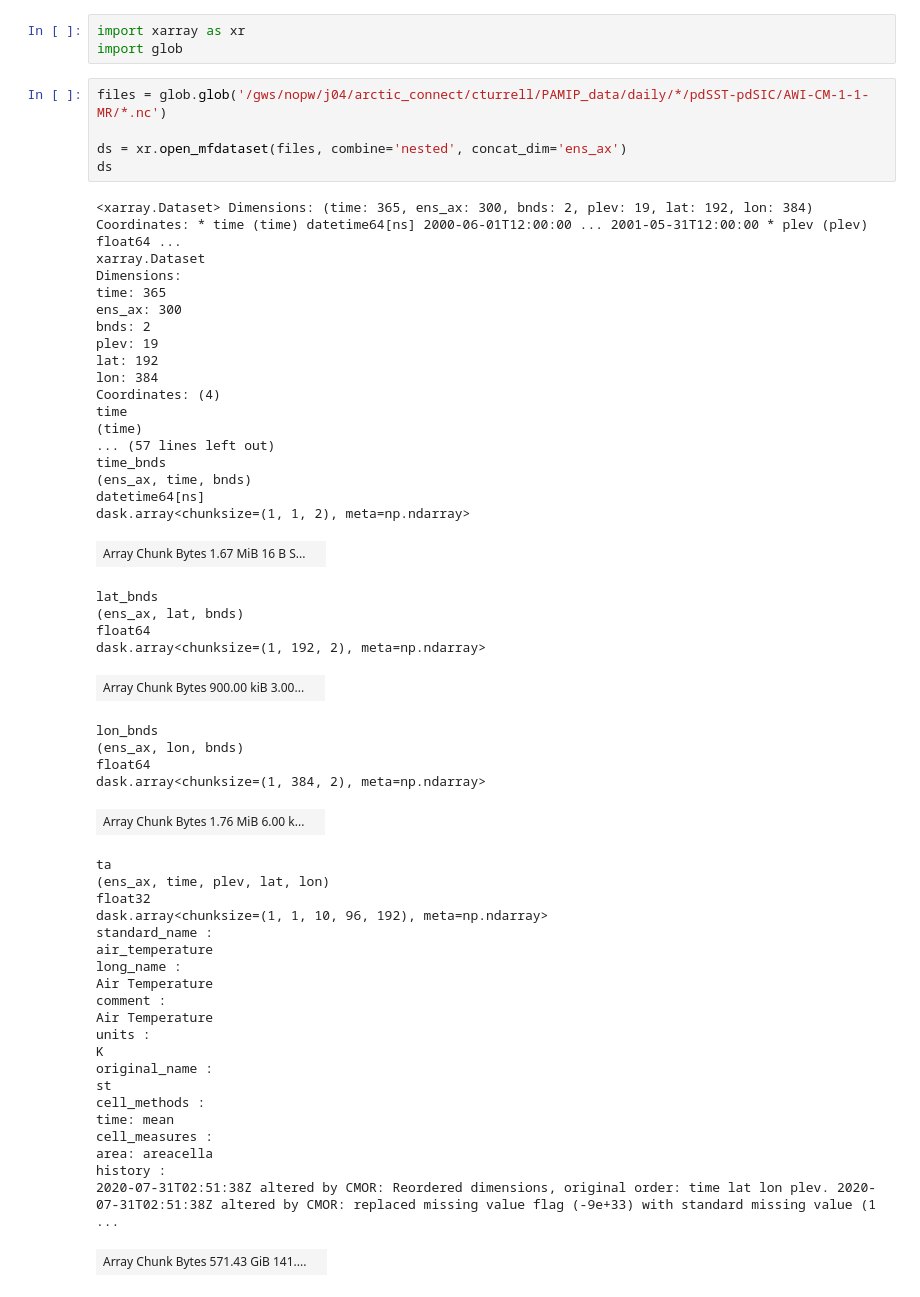
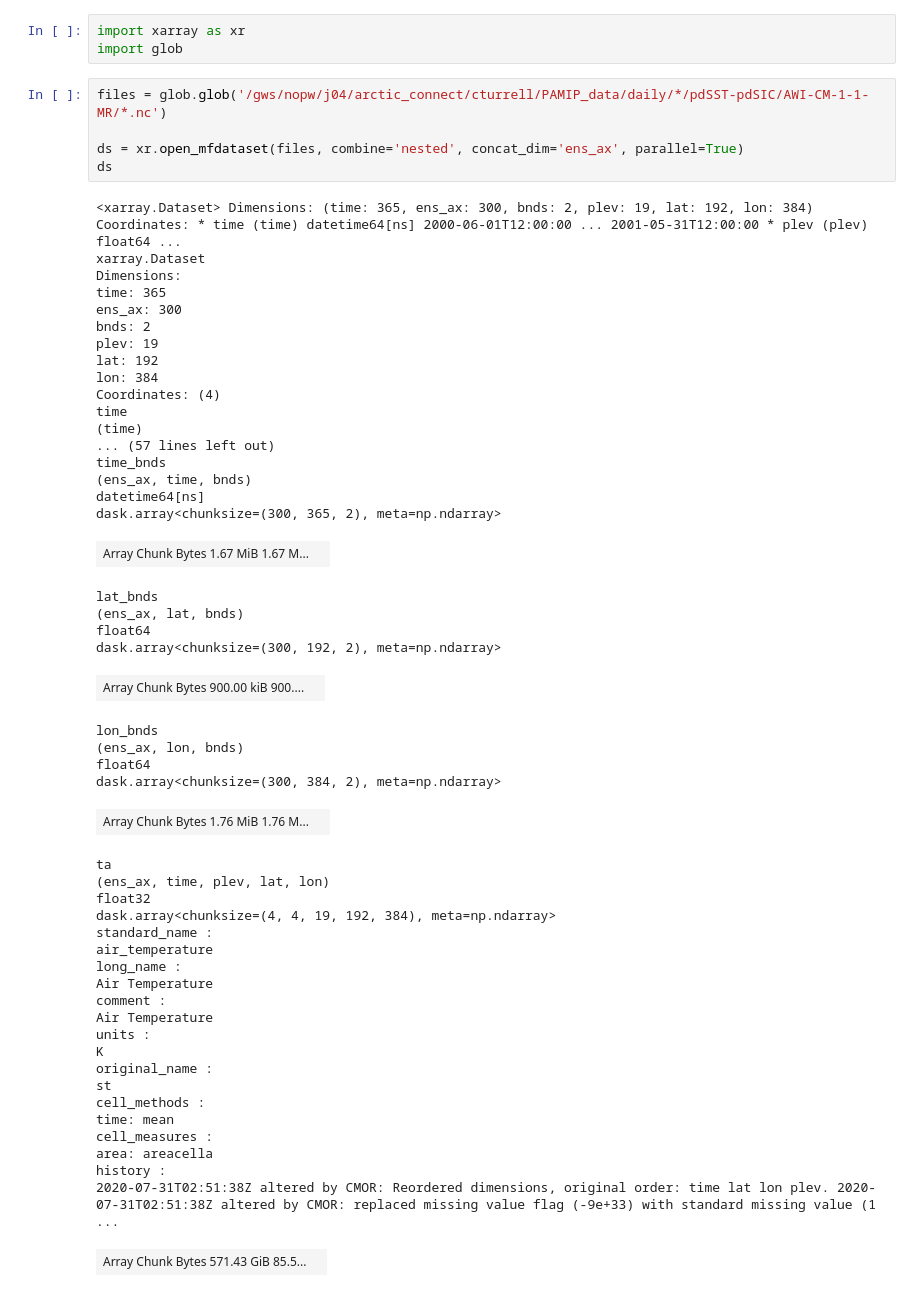
Before and after one commit to Caturrell/eddy_feedback, a Jupyter notebook: pamip/pamip_uvt.ipynb, the cells around one changed output. Drawn from its saved outputs; the diff is of its cells as text.

```diff
--- a/pamip/pamip_uvt.ipynb
+++ b/pamip/pamip_uvt.ipynb
@@ -4,41 +4,41 @@ import glob
 # %%
 files = glob.glob('/gws/nopw/j04/arctic_connect/cturrell/PAMIP_data/daily/*/pdSST-pdSIC/AWI-CM-1-1-MR/*.nc')
 
-ds = xr.open_mfdataset(files, combine='nested', concat_dim='ens_ax')
+ds = xr.open_mfdataset(files, combine='nested', concat_dim='ens_ax', parallel=True)
 ds
 # %% [output]
 <xarray.Dataset> Dimensions: (time: 365, ens_ax: 300, bnds: 2, plev: 19, lat: 192, lon: 384) Coordinates: * time (time) datetime64[ns] 2000-06-01T12:00:00 ... 2001-05-31T12:00:00 * plev (plev) float64 ...
 xarray.Dataset
 Dimensions:
 time: 365
 ens_ax: 300
 bnds: 2
 plev: 19
 lat: 192
 lon: 384
 Coordinates: (4)
 time
 (time)
 ... (57 lines left out)
 time_bnds
 (ens_ax, time, bnds)
 datetime64[ns]
-dask.array<chunksize=(1, 1, 2), meta=np.ndarray>
+dask.array<chunksize=(300, 365, 2), meta=np.ndarray>
-| Array Chunk Bytes 1.67 MiB 16 B S... |  |
+| Array Chunk Bytes 1.67 MiB 1.67 M... |  |
 lat_bnds
 (ens_ax, lat, bnds)
 float64
-dask.array<chunksize=(1, 192, 2), meta=np.ndarray>
+dask.array<chunksize=(300, 192, 2), meta=np.ndarray>
-| Array Chunk Bytes 900.00 kiB 3.00... |  |
+| Array Chunk Bytes 900.00 kiB 900.... |  |
 lon_bnds
 (ens_ax, lon, bnds)
 float64
-dask.array<chunksize=(1, 384, 2), meta=np.ndarray>
+dask.array<chunksize=(300, 384, 2), meta=np.ndarray>
-| Array Chunk Bytes 1.76 MiB 6.00 k... |  |
+| Array Chunk Bytes 1.76 MiB 1.76 M... |  |
 ta
 (ens_ax, time, plev, lat, lon)
 float32
-dask.array<chunksize=(1, 1, 10, 96, 192), meta=np.ndarray>
+dask.array<chunksize=(4, 4, 19, 192, 384), meta=np.ndarray>
 standard_name :
 air_temperature
 long_name :
@@ -55,7 +55,7 @@ cell_measures :
 area: areacella
 history :
 2020-07-31T02:51:38Z altered by CMOR: Reordered dimensions, original order: time lat lon plev. 2020-07-31T02:51:38Z altered by CMOR: replaced missing value flag (-9e+33) with standard missing value (1 ...
-| Array Chunk Bytes 571.43 GiB 141.... |  |
+| Array Chunk Bytes 571.43 GiB 85.5... |  |
 ua
 (ens_ax, time, plev, lat, lon)
 float32
```
Also changed, not shown: parts of 8 cells of this notebook, 5 other files.
